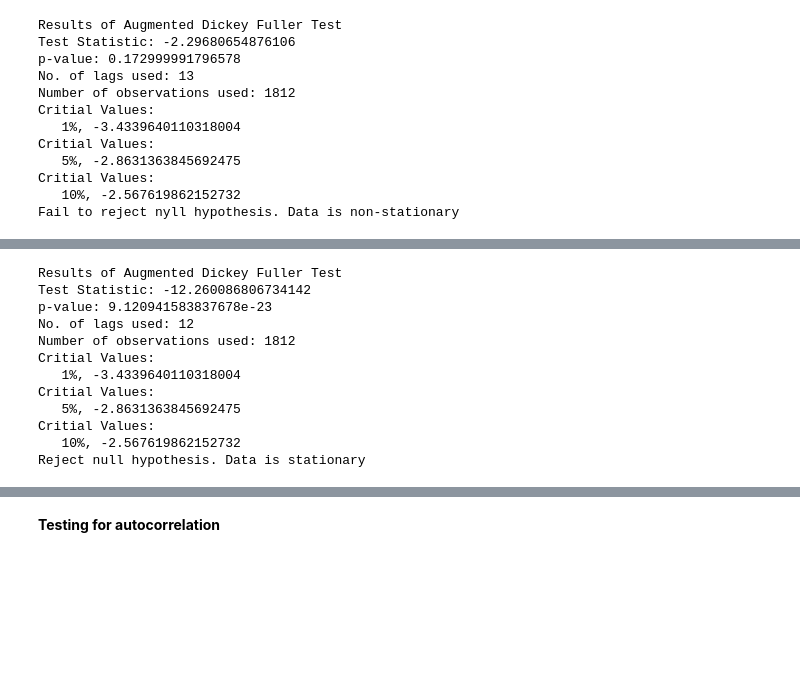
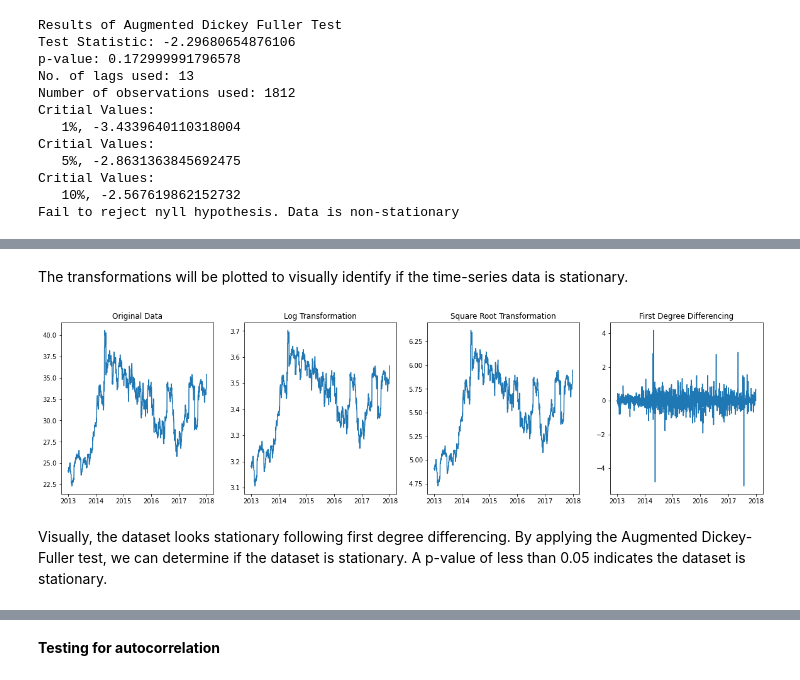
Before and after one commit to melaniaczobit/Predicting-AstraZeneca-Stock-Movement, a Jupyter notebook: AstraZeneca_Stock_Prices.ipynb, the cells around one changed output, grey strips where cells are left out. Saved outputs shown, nothing was run; the diff lists cells and outputs as text; code cells hidden in the pictures; blank space fills up the shorter version.

```diff
--- a/AstraZeneca_Stock_Prices.ipynb
+++ b/AstraZeneca_Stock_Prices.ipynb
@@ -298,15 +263,0 @@ train['Close_diff'].dropna().plot()
-# %%
-test_stationarity(train['Close_diff'].dropna())
-# %% [output]
-Results of Augmented Dickey Fuller Test
-Test Statistic: -12.260086806734142
-p-value: 9.120941583837678e-23
-No. of lags used: 12
-Number of observations used: 1812
-Critial Values:
-   1%, -3.4339640110318004
-Critial Values:
-   5%, -2.8631363845692475
-Critial Values:
-   10%, -2.567619862152732
-Reject null hypothesis. Data is stationary
@@ -315,2 +264,23 @@ Applied differencing. The data is now stationary.
+# %% [markdown]
+The transformations will be plotted to visually identify if the time-series data is stationary.
+# %%
+figure, axis = plt.subplots(ncols=4, figsize = (20,5))
+axis[0].plot(train["Close"])
+axis[0].set_title("Original Data")
+
+axis[1].plot(train["Close_log"])
+axis[1].set_title("Log Transformation")
+
+axis[2].plot(train["Close_sqrt"])
+axis[2].set_title("Square Root Transformation")
+
+axis[3].plot(train["Close_diff"])
+axis[3].set_title("First Degree Differencing")
+
+plt.show()
+# %% [output]
+[figure, added]
+# %% [markdown]
+Visually, the dataset looks stationary following first degree differencing. By applying the Augmented Dickey-Fuller test, we can determine if the dataset is stationary. A p-value of less than 0.05 indicates the dataset is stationary.
 # %%
 train = train.dropna()
```
Also changed, not shown: parts of 40 cells of this notebook.
